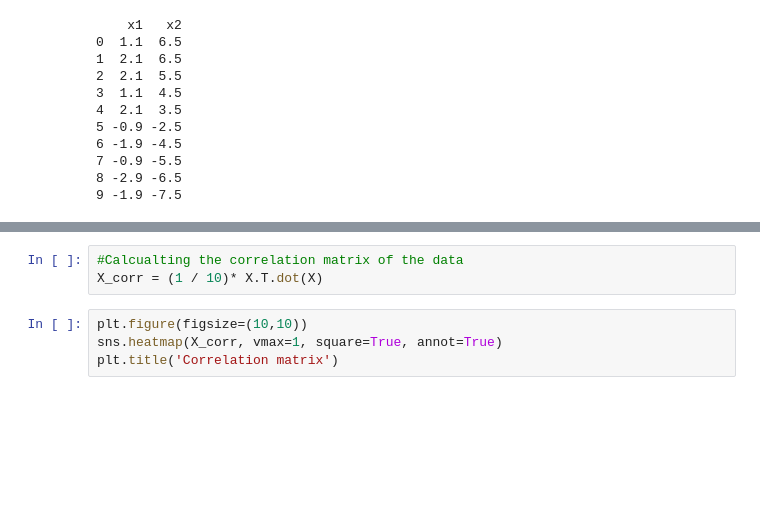
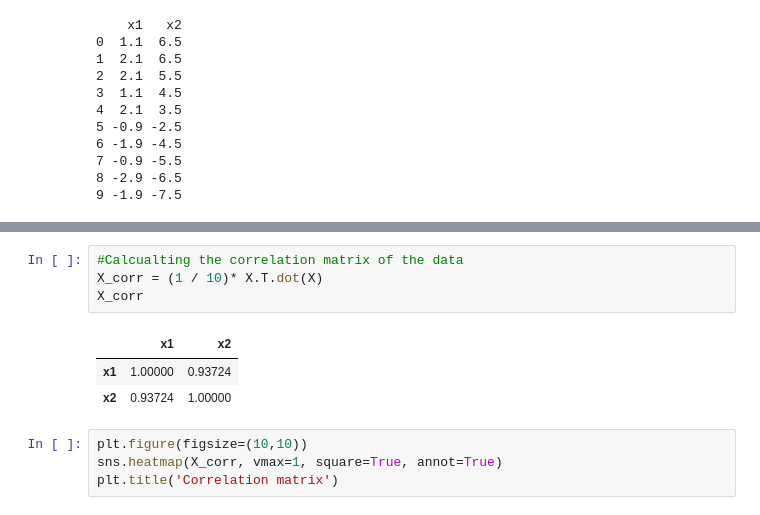
Before and after one commit to Hanh3103/MachineLearning, a Jupyter notebook: Uebung3/aufgabe_1.ipynb, the cells around one changed output, grey strips where cells are left out. Drawn from its saved outputs; the diff is of its cells as text; blank space fills up the shorter version.

```diff
--- a/Uebung3/aufgabe_1.ipynb
+++ b/Uebung3/aufgabe_1.ipynb
@@ -48,6 +66,11 @@ X = (X - X.mean()) / X.std(ddof=0)
 # %%
 #Calcualting the correlation matrix of the data
 X_corr = (1 / 10)* X.T.dot(X)
+X_corr
+# %% [output]
+|  | x1 | x2 |
+| x1 | 1.00000 | 0.93724 |
+| x2 | 0.93724 | 1.00000 |
 # %%
 plt.figure(figsize=(10,10))
 sns.heatmap(X_corr, vmax=1, square=True, annot=True)
```
Also changed, not shown: parts of 12 cells of this notebook, 1 other file.
